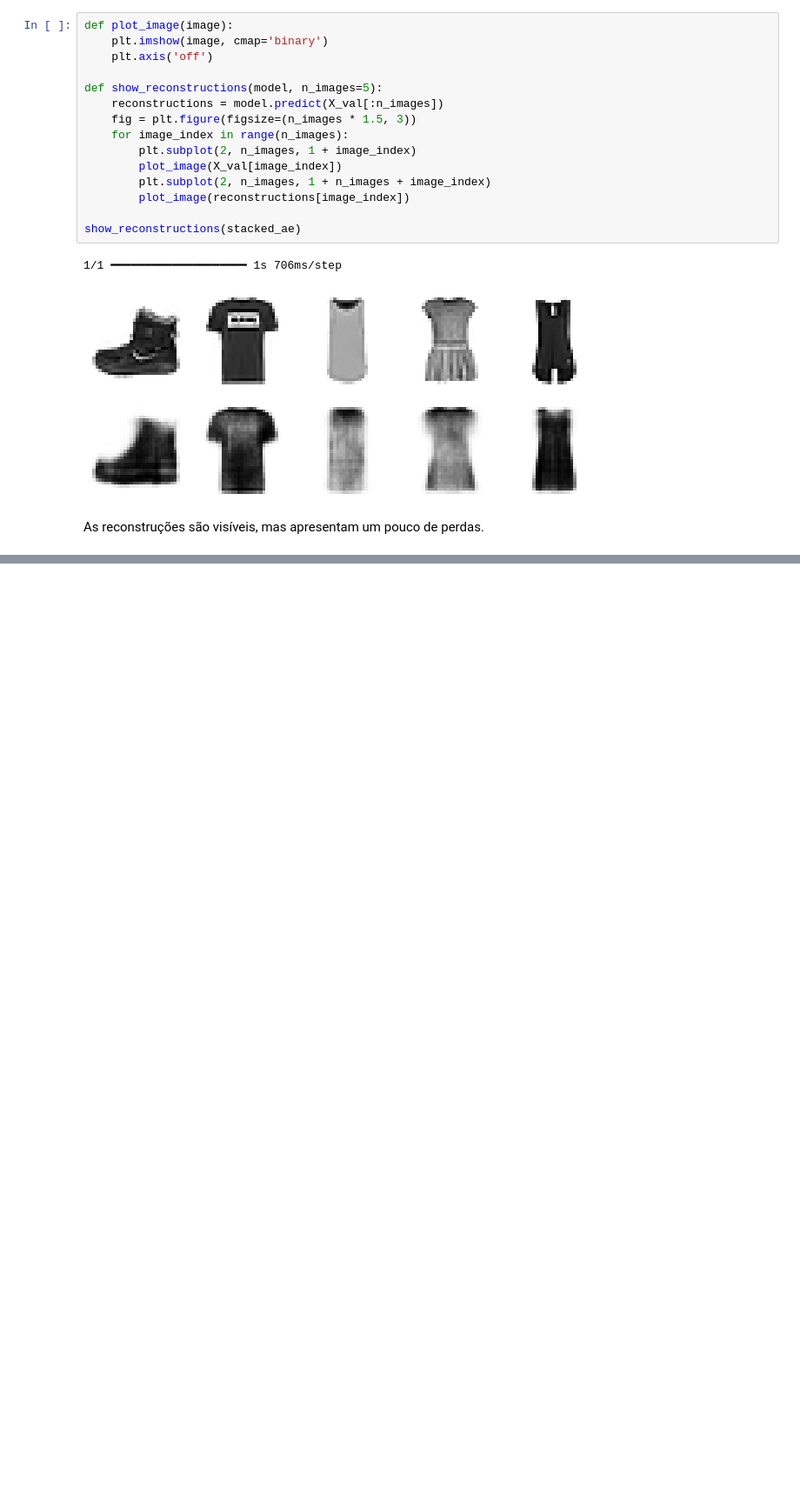
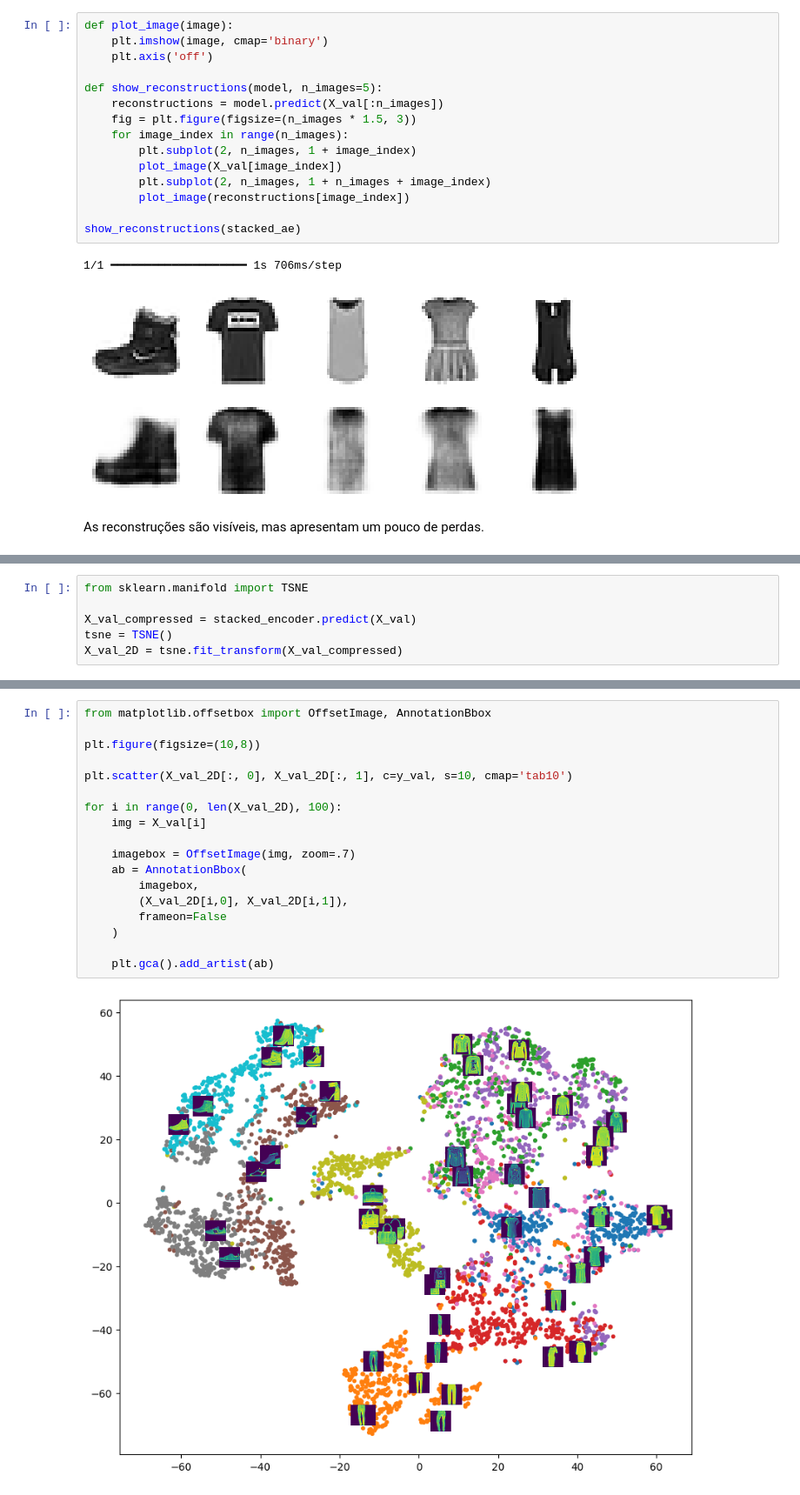
Before and after one commit to felipetp-ctrl/homl-deep-learning-ensemble-unsupervised, a Jupyter notebook: chapter-17/autoencoders.ipynb, the cells around one changed output, grey strips where cells are left out. Shown at 87% size. Cells and saved outputs as stored; diff of their text form; blank space fills up the shorter version.

```diff
--- a/chapter-17/autoencoders.ipynb
+++ b/chapter-17/autoencoders.ipynb
@@ -196,0 +198,6 @@ As reconstruções são visíveis, mas apresentam um pouco de perdas.
+# %%
+from sklearn.manifold import TSNE
+
+X_val_compressed = stacked_encoder.predict(X_val)
+tsne = TSNE()
+X_val_2D = tsne.fit_transform(X_val_compressed)
@@ -196,0 +206,20 @@ As reconstruções são visíveis, mas apresentam um pouco de perdas.
+# %%
+from matplotlib.offsetbox import OffsetImage, AnnotationBbox
+
+plt.figure(figsize=(10,8))
+
+plt.scatter(X_val_2D[:, 0], X_val_2D[:, 1], c=y_val, s=10, cmap='tab10')
+
+for i in range(0, len(X_val_2D), 100):
+    img = X_val[i]
+
+    imagebox = OffsetImage(img, zoom=.7)
+    ab = AnnotationBbox(
+        imagebox,
+        (X_val_2D[i,0], X_val_2D[i,1]),
+        frameon=False
+    )
+
+    plt.gca().add_artist(ab)
+# %% [output]
+[figure, added]
```
Also changed, not shown: parts of 7 cells of this notebook.
